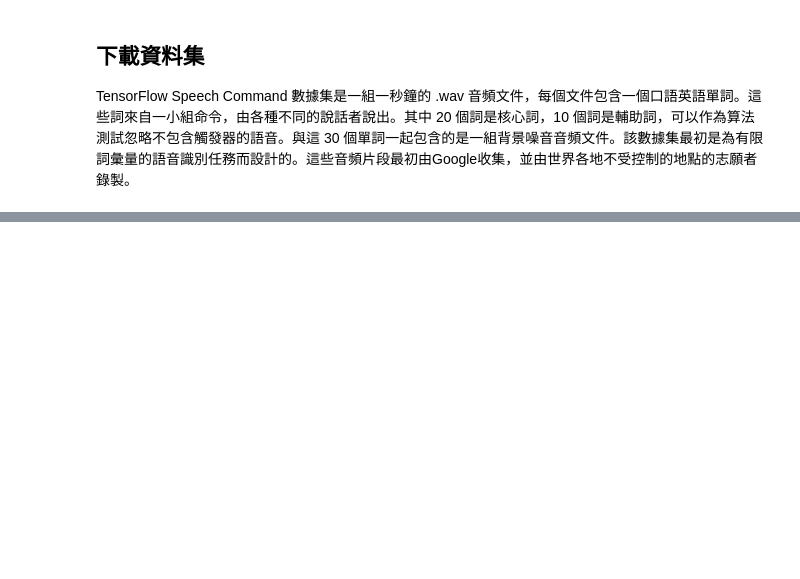
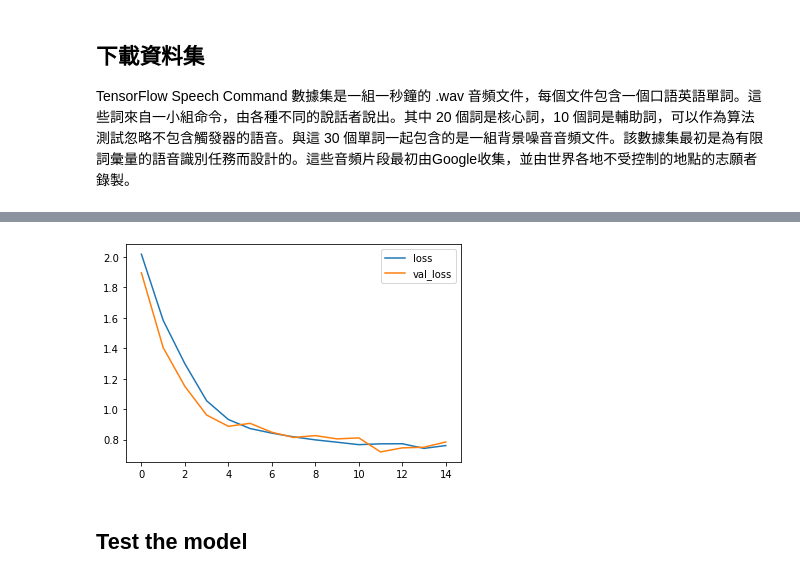
Before and after one commit to 1010code/keyword-transformer, a Jupyter notebook: keyword_transformer.ipynb, the cells around one changed output, grey strips where cells are left out. Drawn from its saved outputs; the diff is of its cells as text; code cells hidden in the pictures; blank space fills up the shorter version.

Commit message:
add test data

```diff
--- a/keyword_transformer.ipynb
+++ b/keyword_transformer.ipynb
@@ -45,0 +265,3 @@ speech_commands_v0. 100%[===================>]   2.26G  25.7MB/s    in 62s
+# %%
+transformer = TransformerEncoder(d_model, n_heads, d_ff, dropout, activation, n_layers)
+model = build_kwt(transformer, input_size=X_train_norm.shape[1:])
@@ -45,0 +290,16 @@ speech_commands_v0. 100%[===================>]   2.26G  25.7MB/s    in 62s
+# %%
+# set some variables
+batch_size = 64
+n_epochs = 15
+# %%
+lr = CustomSchedule(d_model, warmup_steps=20000.0)
+optimizer = tf.keras.optimizers.Adam(learning_rate=lr)
+model.compile(
+    optimizer=optimizer,
+    loss=tf.keras.losses.CategoricalCrossentropy(from_logits=False, label_smoothing=0.1),
+    metrics=['accuracy'])
+# %%
+history = model.fit(
+    X_train_norm, y_train_norm,
+    validation_data=(X_test_norm, y_test_norm),
+    epochs=n_epochs, initial_epoch=0)
@@ -45,0 +324,9 @@ speech_commands_v0. 100%[===================>]   2.26G  25.7MB/s    in 62s
+# %%
+metrics = history.history
+plt.plot(history.epoch, metrics['loss'], metrics['val_loss'])
+plt.legend(['loss', 'val_loss'])
+plt.show()
+# %% [output]
+[figure, added]
+# %% [markdown]
+## Test the model
```
Also changed, not shown: parts of 46 cells of this notebook, 14 other files.
